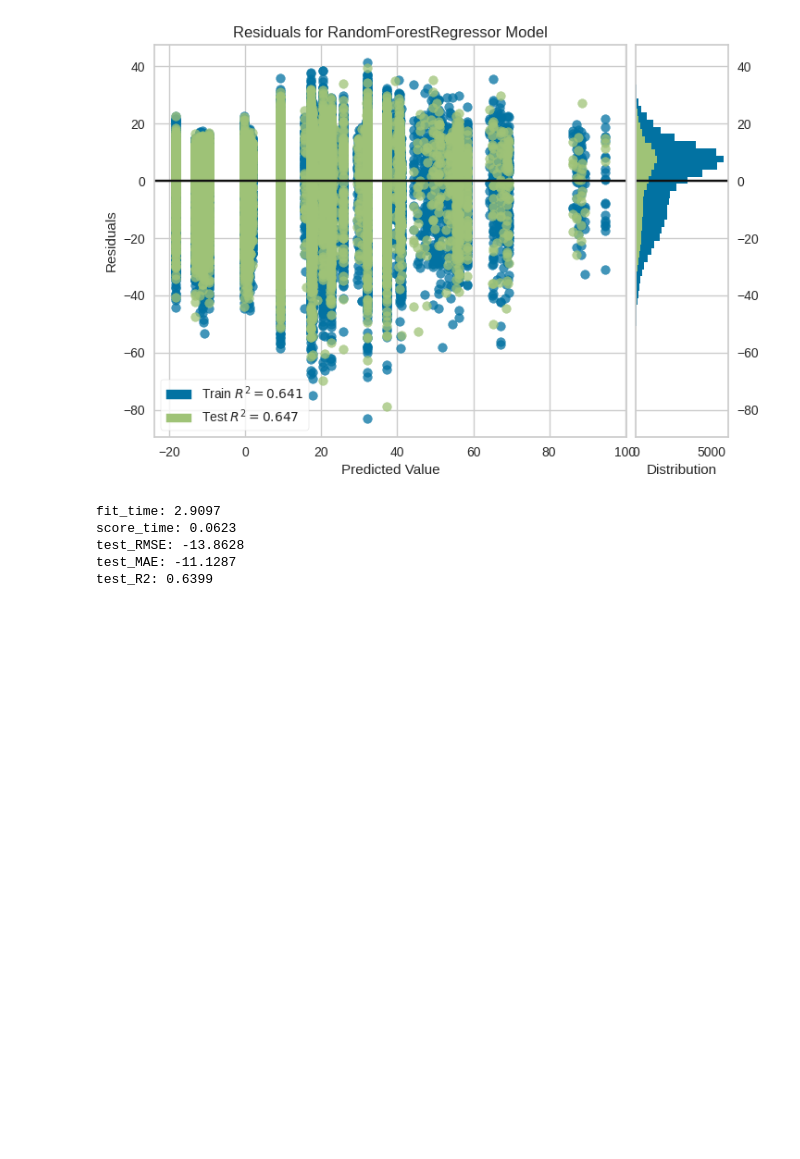
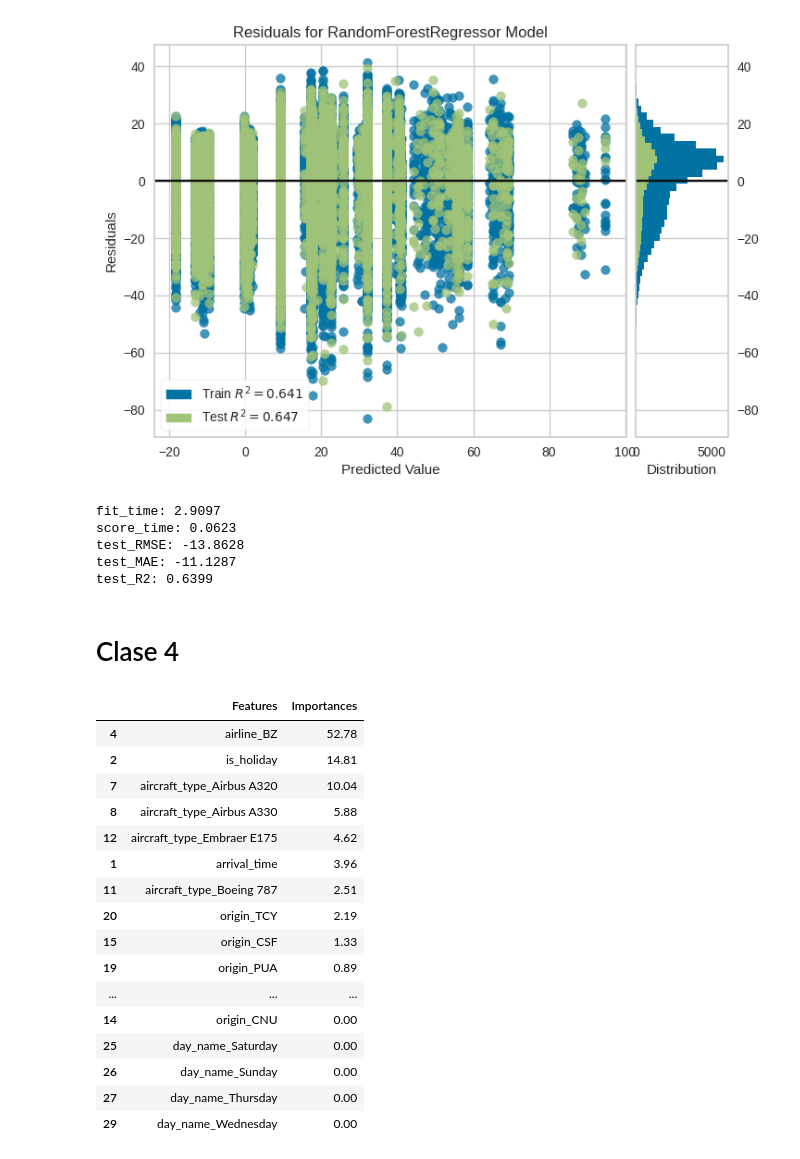
Before and after one commit to kevirui/prevision-de-atrasos-de-vuelos, a Jupyter notebook: practice.ipynb, the cells around one changed output. Drawn from its saved outputs; the diff is of its cells as text; code cells hidden in the pictures; blank space fills up the shorter version.

```diff
--- a/practice.ipynb
+++ b/practice.ipynb
@@ -483,3 +483,5 @@ score_time: 0.0623
 test_RMSE: -13.8628
 test_MAE: -11.1287
 test_R2: 0.6399
+# %% [markdown]
+# Clase 4
@@ -485,0 +490,21 @@ test_R2: 0.6399
+# %%
+features_importances = pd.DataFrame({'Features':x.columns, 'Importances':(importances * 100).round(2)}).sort_values('Importances', ascending=False)
+features_importances
+# %% [output]
+|  | Features | Importances |
+| 4 | airline_BZ | 52.78 |
+| 2 | is_holiday | 14.81 |
+| 7 | aircraft_type_Airbus A320 | 10.04 |
+| 8 | aircraft_type_Airbus A330 | 5.88 |
+| 12 | aircraft_type_Embraer E175 | 4.62 |
+| 1 | arrival_time | 3.96 |
+| 11 | aircraft_type_Boeing 787 | 2.51 |
+| 20 | origin_TCY | 2.19 |
+| 15 | origin_CSF | 1.33 |
+| 19 | origin_PUA | 0.89 |
+| ... | ... | ... |
+| 14 | origin_CNU | 0.00 |
+| 25 | day_name_Saturday | 0.00 |
+| 26 | day_name_Sunday | 0.00 |
+| 27 | day_name_Thursday | 0.00 |
+| 29 | day_name_Wednesday | 0.00 |
```
Also changed, not shown: parts of 7 cells of this notebook.
